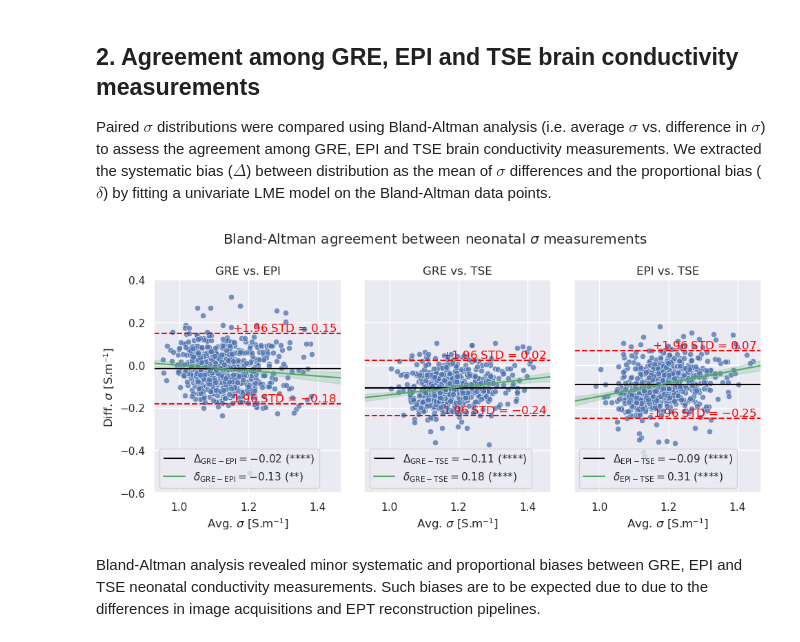
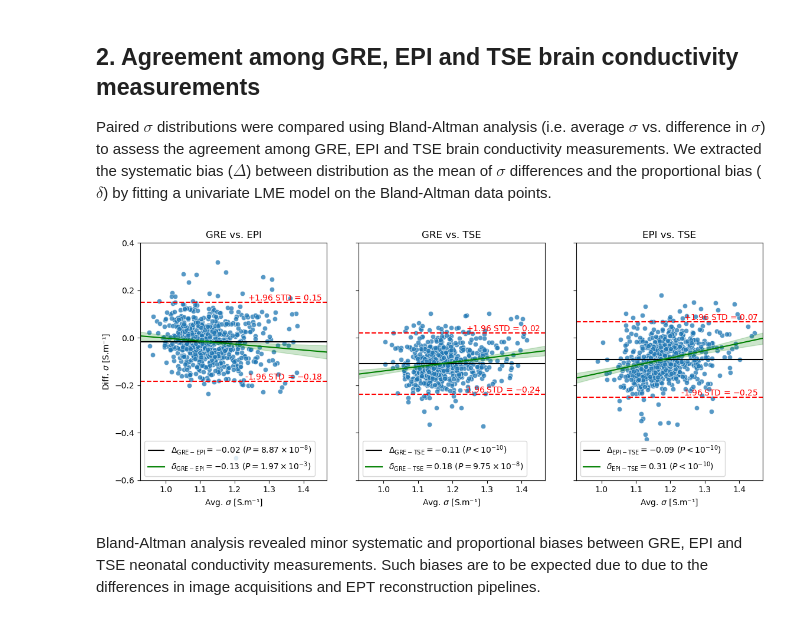
Before and after one commit to aboutill/nano-eptk, a Jupyter notebook: notebooks/experiments/stats_analysis_experiment2.ipynb, the cells around one changed output. Drawn from its saved outputs; the diff is of its cells as text; code cells hidden in the pictures.

```diff
--- a/notebooks/experiments/stats_analysis_experiment2.ipynb
+++ b/notebooks/experiments/stats_analysis_experiment2.ipynb
@@ -13,6 +13,7 @@ import warnings
 import seaborn as sns
 import pandas as pd
 import numpy as np
+import matplotlib as mpl
 import matplotlib.pyplot as plt
 import statsmodels.formula.api as smf
 
@@ -27,7 +28,6 @@ sys.path.append(os.path.join(src_dir))
 from utils.stats import *
 from utils.plots import *
 
-sns.set_theme(style="darkgrid")
 warnings.filterwarnings("ignore")
 # %% [markdown]
 ## 1. Extraction of neonatal GRE, EPI and TSE measurements with covariates of interest
@@ -119,8 +119,7 @@ xlim = calculate_plot_lim(x, coeff_margin=0.05)
 ylim = (-0.6, 0.4)
 
 # Initialize plot
-fig, axes = plt.subplots(1, 3, figsize=(10,4.6), sharex=True, sharey=True)
-fig.suptitle(r"Bland-Altman agreement between neonatal $\sigma$ measurements")
+fig, axes = plt.subplots(1, 3, figsize=(11.5,5), sharex=True, sharey=True)
 
 # Iter over Bland-Altman comparision
 for i, (g1, g2) in enumerate(comparisons):
@@ -152,7 +151,7 @@ for i, (g1, g2) in enumerate(comparisons):
     ttest = ttest_1samp(df["diff"], 0)
     pval = ttest.pvalue
     var_symbol = rf"\Delta_{{\mathregular{{{g1}-{g2}}}}}"
-    label = f"${var_symbol} = {Delta:.2f}$ ({convert_pvalue_to_asterisks(pval)})"
+    label = f"${var_symbol} = {Delta:.2f}$ ({convert_pvalue_to_sci_notation(pval)})"
 
     # Systematic bias lines
     axes[i].hlines(Delta, xlim[0], xlim[1], colors="black", label=label)
@@ -164,35 +163,35 @@ for i, (g1, g2) in enumerate(comparisons):
     axes[i].text(pos, Delta+1.96*std, f"+1.96$\;$STD = ${Delta+1.96*std:.2f}$", c="red", ha="right", va="bottom")
     axes[i].text(pos, Delta-1.96*std, f"-1.96$\;$STD = ${Delta-1.96*std:.2f}$", c="red", ha="right", va="bottom")
 
     # Proportional bias label
     delta = lme.params["avg"]
     pval = lme.pvalues["avg"]
     var_symbol = rf"\delta_{{\mathregular{{{g1}-{g2}}}}}"
-    label = f"${var_symbol} = {delta:.2f}$ ({convert_pvalue_to_asterisks(pval)})"
+    label = f"${var_symbol} = {delta:.2f}$ ({convert_pvalue_to_sci_notation(pval)})"
 
     # Regression line and confidence interval
     axes[i].plot(pred_df["avg"], pred_df["Predicted"], color="g", label=label)
     axes[i].fill_between(pred_df["avg"], pred_df["CI_lower"], pred_df["CI_upper"], color="g", alpha=0.2)
 
     # Labels and limits
     axes[i].set_title(f"{g1} vs. {g2}")
     axes[i].set_xlabel(r"Avg. $\sigma$ [S.m⁻¹]")
     axes[i].set_ylabel(r"Diff. $\sigma$ [S.m⁻¹]")
     axes[i].set_xlim(xlim)
     axes[i].set_ylim(ylim)
 
     # Legend
     axes[i].legend(loc="lower left")
 
 # Adjust layout
 fig.tight_layout()
 
 # Save plot
 output_dir = os.path.dirname(plot_path)
 os.makedirs(output_dir, exist_ok=True)
 plt.savefig(plot_path, bbox_inches='tight', dpi=300)
 # %% [output]
-[figure, old version]
+[figure, new version]
 # %% [markdown]
 Bland-Altman analysis revealed minor systematic and proportional biases between GRE, EPI and TSE neonatal conductivity measurements. Such biases are to be expected due to due to the differences in image acquisitions and EPT reconstruction pipelines.
 # %% [markdown]
```
Also changed, not shown: parts of 3 cells of this notebook, 4 other files.
